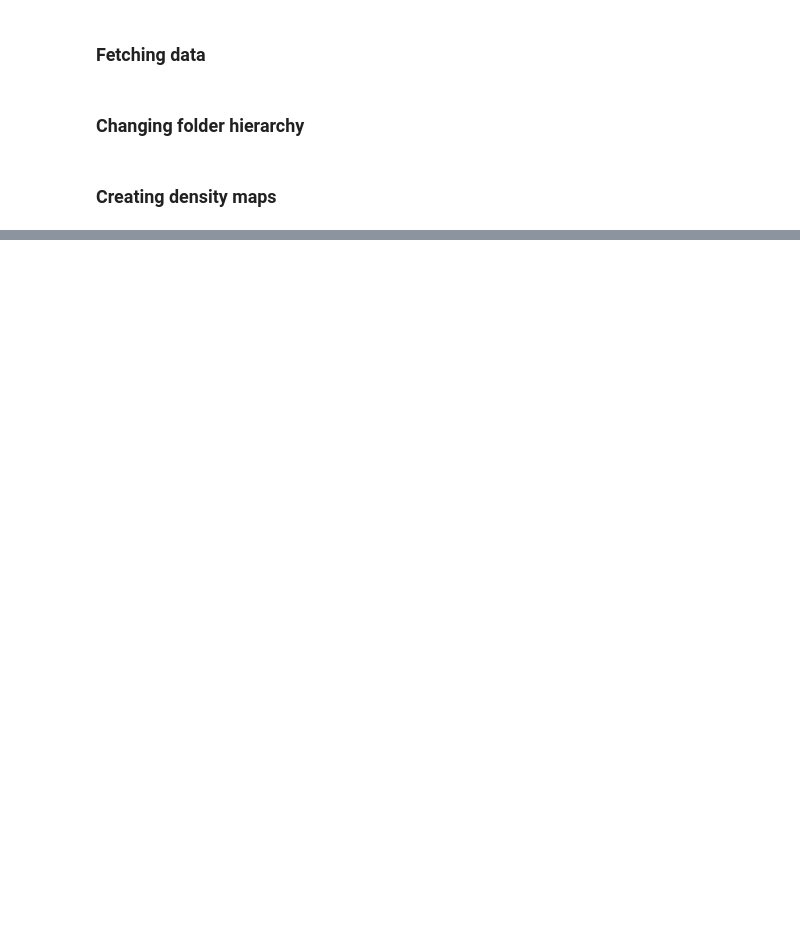
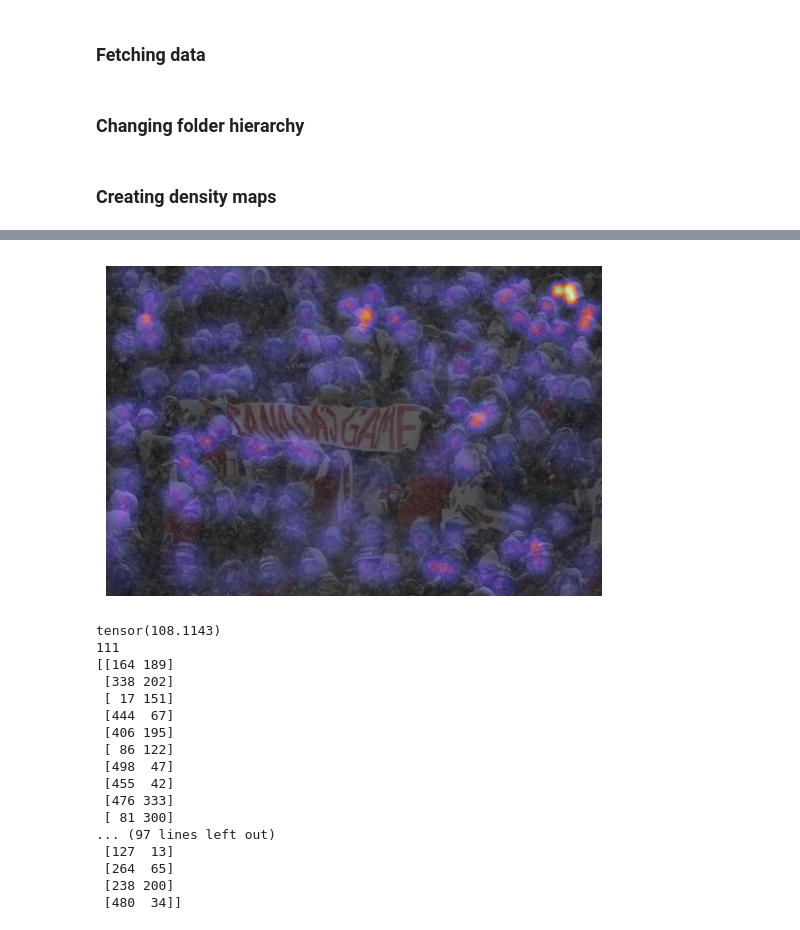
Before and after one commit to wozniakw2002/MSC-thesis, a Jupyter notebook: data_formating.ipynb, the cells around one changed output, grey strips where cells are left out. Drawn from its saved outputs; the diff is of its cells as text; code cells hidden in the pictures; blank space fills up the shorter version.

```diff
--- a/data_formating.ipynb
+++ b/data_formating.ipynb
@@ -67,0 +93,43 @@ print(np.sum(map))
+# %%
+points = []
+matrix_path = r'data\jhu_crowd_v2.0\train\matrices\ann_0015.txt'
+with open(matrix_path, "r") as f:
+    for line in f:
+        numbers = np.int32(line.split())
+        points.append(numbers[:2])
+
+points = np.array(points)
+
+img = plt.imread(r'data\jhu_crowd_v2.0\train\images\0015.jpg')
+map = create_density_map(img,points, k=3)
+img = Image.open(r'data\jhu_crowd_v2.0\train\images\0015.jpg')
+
+plt.imshow(img)
+plt.imshow(map, cmap='CMRmap', alpha=0.6)
+
+plt.axis('off')
+plt.show()
+
+
+print(map.sum())
+print(len(points))
+print(points)
+# %% [output]
+[figure, added]
+tensor(108.1143)
+111
+[[164 189]
+ [338 202]
+ [ 17 151]
+ [444  67]
+ [406 195]
+ [ 86 122]
+ [498  47]
+ [455  42]
+ [476 333]
+ [ 81 300]
+... (97 lines left out)
+ [127  13]
+ [264  65]
+ [238 200]
+ [480  34]]
```
Also changed, not shown: parts of 10 cells of this notebook, 5 other files.
